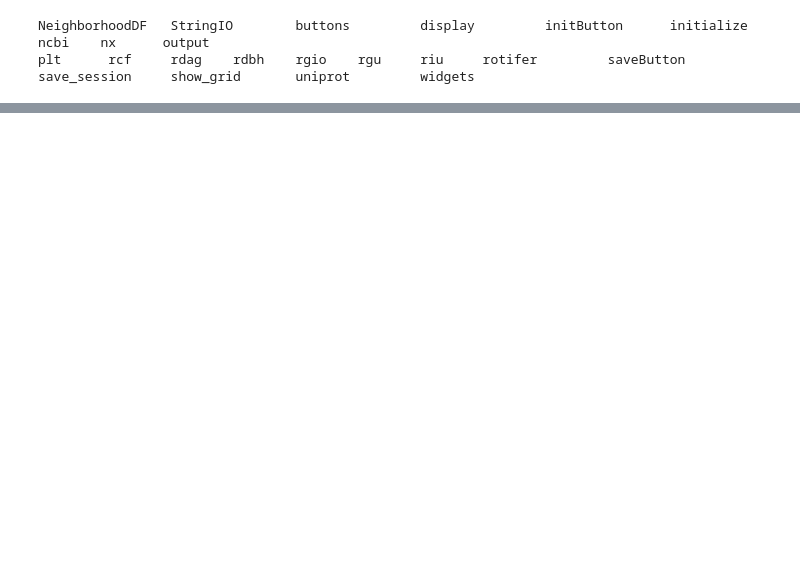
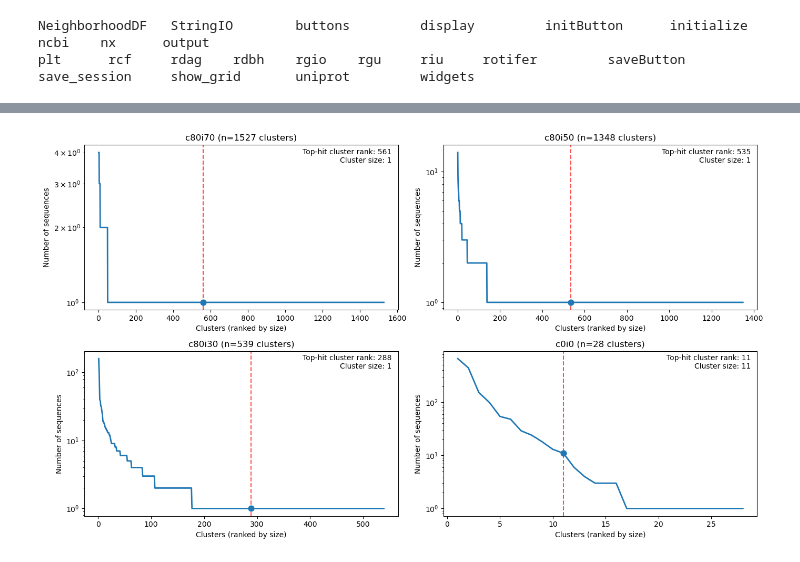
Before and after one commit to leepusp/RotiferHackathon2026, a Jupyter notebook: work/VirB4/VirB4.ipynb, the cells around one changed output, grey strips where cells are left out. Drawn from its saved outputs; the diff is of its cells as text; code cells hidden in the pictures; blank space fills up the shorter version.

```diff
--- a/work/VirB4/VirB4.ipynb
+++ b/work/VirB4/VirB4.ipynb
@@ -96,0 +362,56 @@ save_session     show_grid       uniprot         widgets
+# %%
+import numpy as np
+import matplotlib.pyplot as plt
+
+top_hit = cagE["psi1"][0].sort_values(
+    ["evalue", "bitscore"],
+    ascending=[True, False]
+).iloc[0]["hit"]
+
+seqs = cagE["psi1seqs"].df
+
+ncols = 2 if len(cols) <= 4 else 3
+nrows = (len(cols) + ncols - 1) // ncols
+
+fig, axes = plt.subplots(nrows, ncols, figsize=(7 * ncols, 4 * nrows), squeeze=False)
+
+for ax, col in zip(axes.flat, cols):
+    # cluster sizes sorted from largest to smallest
+    sizes = seqs[col].value_counts()
+
+    # cluster containing the top PSI-BLAST hit
+    top_cluster = seqs.loc[seqs["id"] == top_hit, col].iloc[0]
+    top_rank = sizes.index.get_loc(top_cluster) + 1   # 1-based rank
+    top_size = sizes.loc[top_cluster]
+
+    ranks = np.arange(1, len(sizes) + 1)
+
+    # rank-size curve
+    ax.plot(ranks, sizes.values, linewidth=2)
+
+    # highlight the cluster containing the top hit
+    ax.scatter(top_rank, top_size, s=60, zorder=3)
+    ax.axvline(top_rank, color="red", linestyle="--", alpha=0.7)
+
+    ax.set_title(f"{col} (n={len(sizes)} clusters)")
+    ax.set_xlabel("Clusters (ranked by size)")
+    ax.set_ylabel("Number of sequences")
+
+    ax.text(
+        0.98, 0.98,
+        f"Top-hit cluster rank: {top_rank}\nCluster size: {top_size}",
+        transform=ax.transAxes,
+        ha="right", va="top"
+    )
+
+    # optional: helps when the distribution is very skewed
+    ax.set_yscale("log")
+
+# remove unused panels
+for ax in list(axes.flat)[len(cols):]:
+    fig.delaxes(ax)
+
+plt.tight_layout()
+plt.show()
+# %% [output]
+[figure, added]
```
Also changed, not shown: parts of 12 cells of this notebook, 6 other files.
